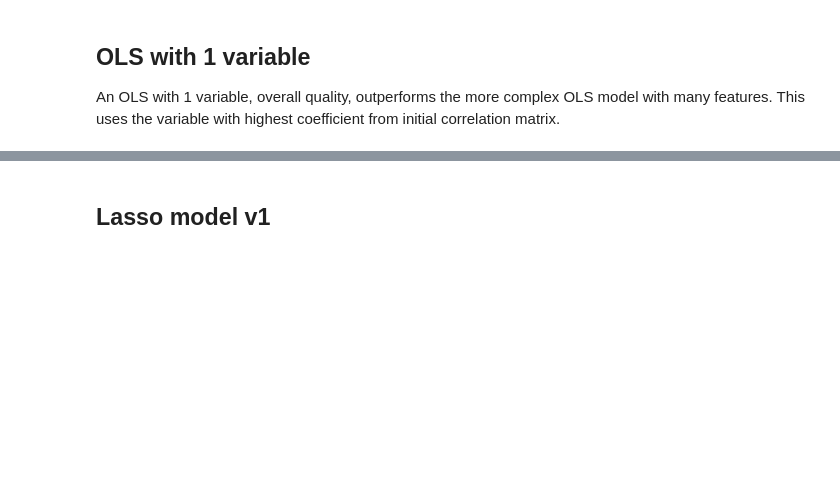
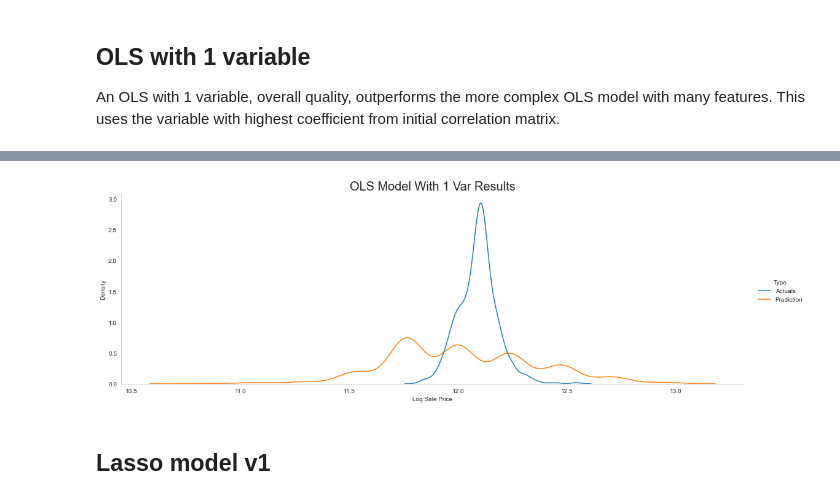
Before and after one commit to trevor-johnson1/w207_finalproject, a Jupyter notebook: models/modeling_tj.ipynb, the cells around one changed output, grey strips where cells are left out. Drawn from its saved outputs; the diff is of its cells as text; code cells hidden in the pictures; blank space fills up the shorter version.

```diff
--- a/models/modeling_tj.ipynb
+++ b/models/modeling_tj.ipynb
@@ -243,8 +269,8 @@ def lm_overall_quality_df_clean(df, test_data = False):
 # data setups
 X_train = lm_overall_quality_df_clean(train)
 X_test = lm_overall_quality_df_clean(test, test_data=True)
-Y_train = train.SalePrice
-Y_test = sample.SalePrice
+Y_train = np.log(train.SalePrice)
+Y_test = np.log(sample.SalePrice)
 
 # fit to train data
 lr_overall_quality = LinearRegression(fit_intercept=True).fit(X_train, Y_train)
@@ -274,3 +300,7 @@ Log RMSE on testing data: 1.354
+# %%
+dist_plot(actuals=Y_test, preds=yhat_test, title="OLS Model With 1 Var Results")
+# %% [output]
+[figure, added]
 # %% [markdown]
 ## Lasso model v1
 # %%
```
Also changed, not shown: parts of 41 cells of this notebook.
